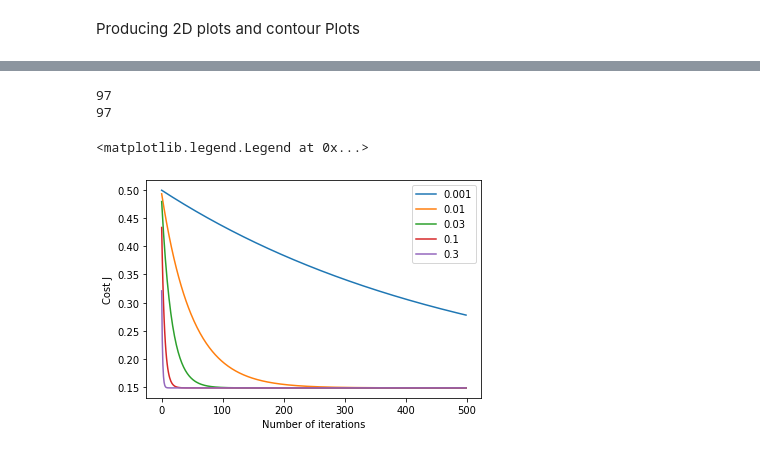
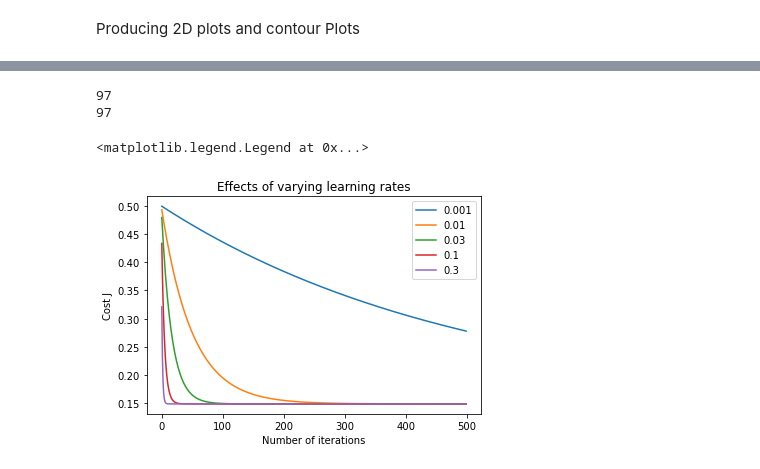
Before and after one commit to shujahameed/Linear-Regression---Python-Implementation, a Jupyter notebook: gradient_descent.ipynb, the cells around one changed output, grey strips where cells are left out. Saved outputs shown, nothing was run; the diff lists cells and outputs as text; code cells hidden in the pictures.

```diff
--- a/gradient_descent.ipynb
+++ b/gradient_descent.ipynb
@@ -62,0 +17,5 @@ Matrix a :
+# %%
+#import the dataset by giving its path
+
+data = pd.read_csv(r"C:\Users\it\Desktop\Shuja's Own\Python Projects\Linear Regression\data.csv", header = None)
+data
@@ -62,0 +36,7 @@ Matrix a :
+# %%
+mydata = data.to_numpy()
+print(mydata.shape)
+X = mydata[:,0]
+Y = mydata[:,1]
+print(X)
+print(Y)
@@ -214,0 +189,8 @@ Feature Normalization
+# %%
+# read the dataset from csv and convert into numpy arrays
+mydata = data.to_numpy()
+print(mydata.shape)
+X = mydata[:,0]
+Y = mydata[:,1]
+print(X)
+print(Y)
@@ -215,61 +230,32 @@ Feature Normalization
 # %%
-## ======================= Task 5: Feature Normalization =======================
-
-# Read comma separated data
-data = np.loadtxt(os.path.join('Data', path ), delimiter=',')
-X, Y = data[:, 0], data[:, 1]
-
-
-def  featureNormalize(X):
-
-########### YOUR CODE HERE ###########
-  mu = np.mean(X)
-  sigma = np.std(X)
-  new = max(X)
-  print(size(X))
-  X_norm = [ ]
-  for i in range(size(X)):
-    a = mu-X[i]
-    b = a/sigma
-    #c = X[i]/new
-    X_norm.append(b)
-
-
-
-
-######################################
-
-  return X_norm, mu, sigma
+#normalize the features by passing their arrays as arguments to the function declared above
 
 X, mu, sigma = featureNormalize(X)
 Y, mu, sigma = featureNormalize(Y)
 
-X = np.stack([np.ones(m), X], axis=1) #axis around which other is stacked
-
-# CHANGE THE VALUES of ALPHAS, 5 VALUES OF ALPHA
-#PLOT LEARNING RATES FOR FOLLOWING FOR ALPHAS, NO NEED TO CHANGE THE CODE ONLY REQUIRE "gradientDescent" TO BE DEFINED CORRECTLY
-
+X = np.stack([np.ones(m), X], axis=1)
 
 # some gradient descent settings
 iterations = 500
-alpha = [0.001,0.01,0.03,0.1,0.3] #--------------ENTER YOUR LEARNING RATES
+alpha = [0.001,0.01,0.03,0.1,0.3] #array of different learning rates
 costs=[]
 
 for i in range(5):
   theta = np.zeros(2)
   Y = np.array(Y) #convert Y list to an array
   theta, J_history = gradientDescent(X ,Y, theta, alpha[i], iterations) #call fn iteratively in a loop
           # initialize fitting parameters
   costs.append(J_history) #make an array of costs returned in every iteration
 # Plot the convergence graph
 
 for i in range(5):
   plt.plot(np.arange(len(costs[i])), costs[i], label=str(alpha[i])) #Return evenly spaced values within a given interval. (500 to the lowest cost)
 plt.xlabel('Number of iterations') #len(costs[i]) is 500 as we have 500 iterations above each returning a single value
 plt.ylabel('Cost J')
+plt.title('Effects of varying learning rates')
 plt.legend()
 # %% [output]
 97
 97
 <matplotlib.legend.Legend at 0x...>
-[figure, old version]
+[figure, new version]
```
Also changed, not shown: parts of 25 cells of this notebook, 1 other file.
